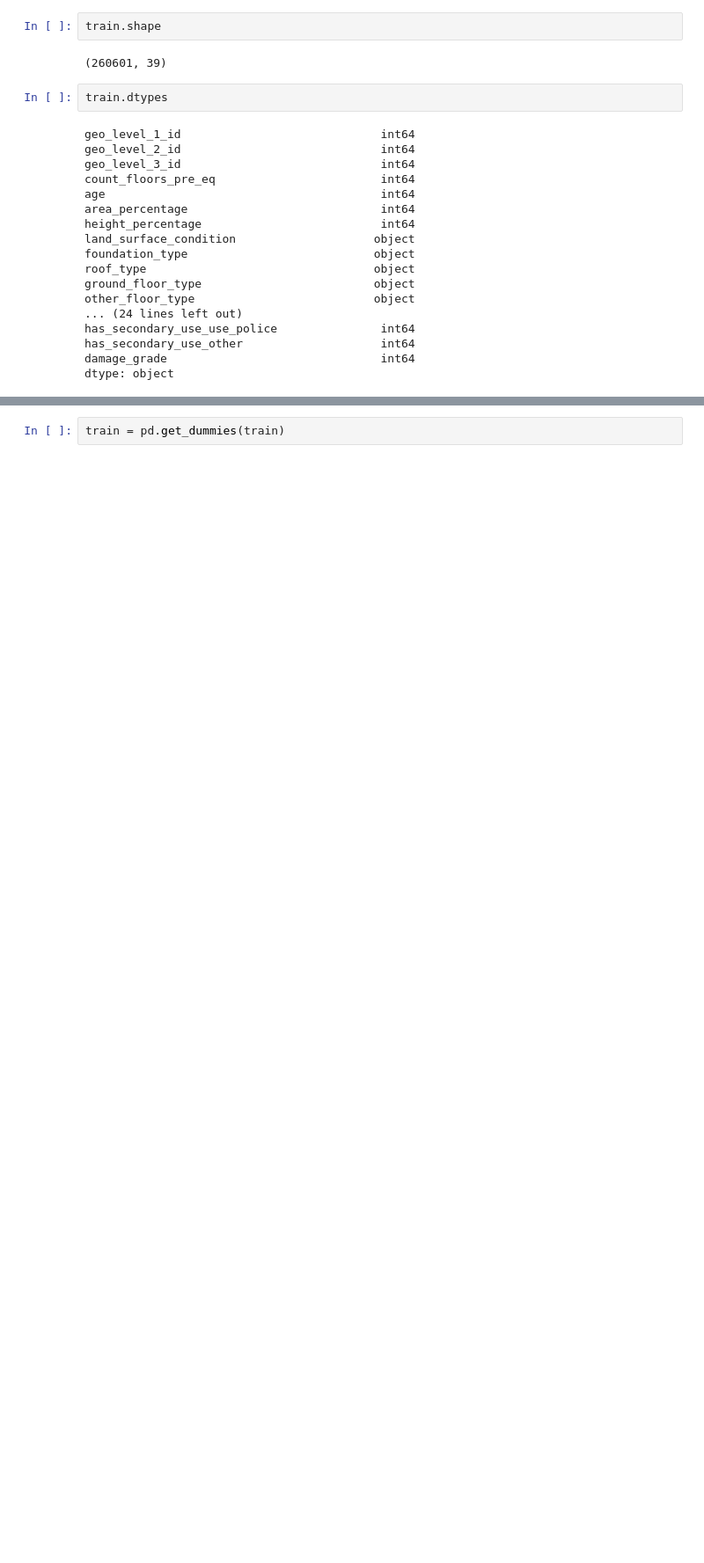
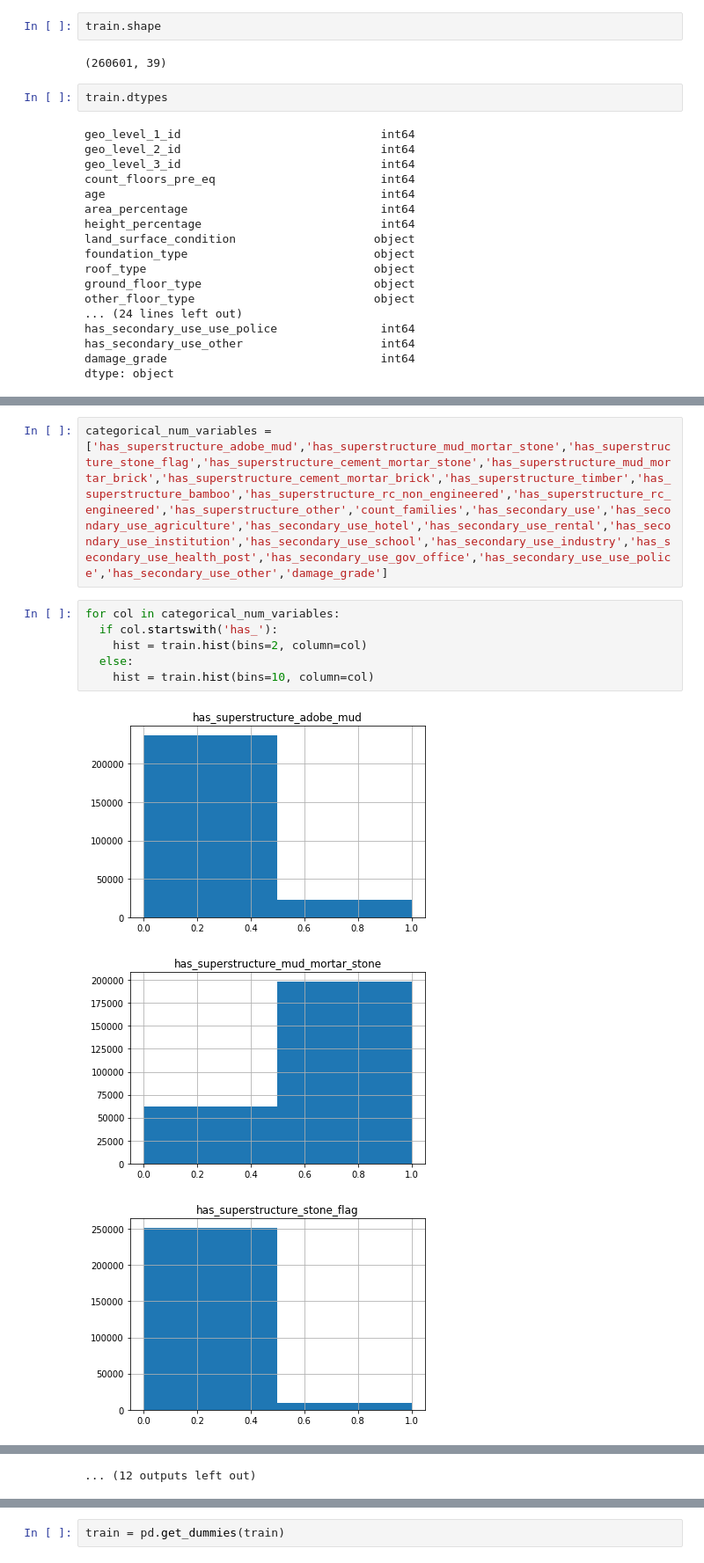
Before and after one commit to Thabby07/richter-predictor, a Jupyter notebook: TFM_Exploración_del_dataset.ipynb, the cells around one changed output, grey strips where cells are left out. Shown: that part at 88% size. Cells and saved outputs as stored; diff of their text form; blank space fills up the shorter version.

```diff
--- a/TFM_Exploración_del_dataset.ipynb
+++ b/TFM_Exploración_del_dataset.ipynb
@@ -169,0 +221,12 @@ dtype: object
+# %%
+categorical_num_variables = ['has_superstructure_adobe_mud','has_superstructure_mud_mortar_stone','has_superstructure_stone_flag','has_superstructure_cement_mortar_stone','has_superstructure_mud_mortar_brick','has_superstructure_cement_mortar_brick','has_superstructure_timber','has_superstructure_bamboo','has_superstructure_rc_non_engineered','has_superstructure_rc_engineered','has_superstructure_other','count_families','has_secondary_use','has_secondary_use_agriculture','has_secondary_use_hotel','has_secondary_use_rental','has_secondary_use_institution','has_secondary_use_school','has_secondary_use_industry','has_secondary_use_health_post','has_secondary_use_gov_office','has_secondary_use_use_police','has_secondary_use_other','damage_grade']
+# %%
+for col in categorical_num_variables:
+  if col.startswith('has_'):
+    hist = train.hist(bins=2, column=col)
+  else:
+    hist = train.hist(bins=10, column=col)
+# %% [output]
+[figure, added]
+[figure, added]
+[figure, added]
@@ -169,0 +242 @@ dtype: object
+... (12 outputs left out)
```
Also changed, not shown: parts of 43 cells of this notebook.
